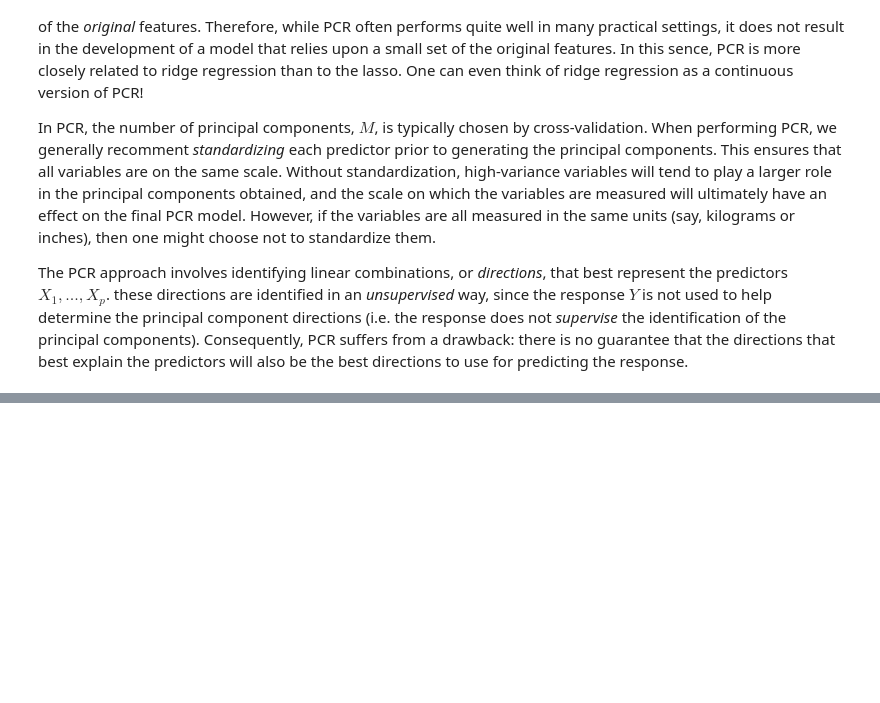
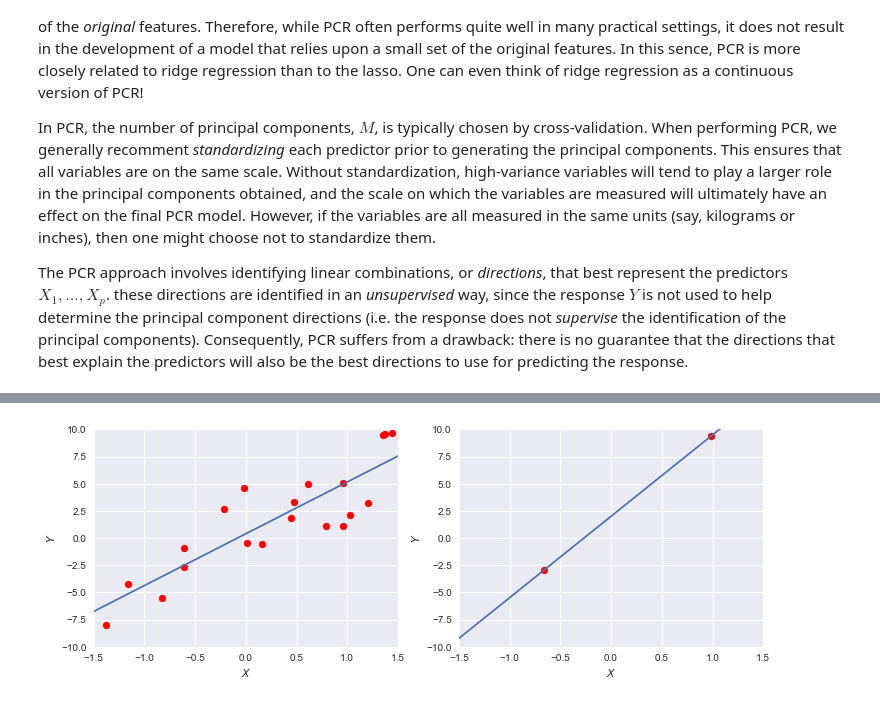
Before and after one commit to tsansom/islpy, a Jupyter notebook: notebooks/Chapter 6/Chapter 6 - Linear Model Selection and Regularization.ipynb, the cells around one changed output, grey strips where cells are left out. Drawn from its saved outputs; the diff is of its cells as text; code cells hidden in the pictures; blank space fills up the shorter version.

```diff
--- a/notebooks/Chapter 6/Chapter 6 - Linear Model Selection and Regularization.ipynb
+++ b/notebooks/Chapter 6/Chapter 6 - Linear Model Selection and Regularization.ipynb
@@ -572,0 +591,25 @@ To compute the first PLS direction, we begin by standardizing the $p$ predictors
+# %%
+#Figure 6.22
+
+X1 = (np.random.random(size=20) - 0.5) * 3
+X2 = (np.random.random(size=2) - 0.5) * 3
+y1 = 5 * X1 + np.random.normal(scale=3, size=20)
+y2 = 5 * X2 + np.random.normal(scale=3, size=2)
+
+X = np.linspace(-2, 2, 100)
+
+lr = LinearRegression()
+lr.fit(X1.reshape(-1, 1), y1)
+y1_pred = lr.predict(X.reshape(-1, 1))
+lr.fit(X2.reshape(-1, 1), y2)
+y2_pred = lr.predict(X.reshape(-1, 1))
+
+fig, (ax1, ax2) = plt.subplots(1, 2, figsize=(12, 4))
+ax1.scatter(X1, y1, c='r')
+ax1.plot(X, y1_pred)
+ax1.set(xlim=[-1.5, 1.5], ylim=[-10, 10], xlabel=r'$X$', ylabel=r'$Y$')
+ax2.scatter(X2, y2, c='r')
+ax2.plot(X, y2_pred)
+ax2.set(xlim=[-1.5, 1.5], ylim=[-10, 10], xlabel=r'$X$', ylabel=r'$Y$');
+# %% [output]
+[figure, added]
```
Also changed, not shown: parts of 8 cells of this notebook, 3 other files.
